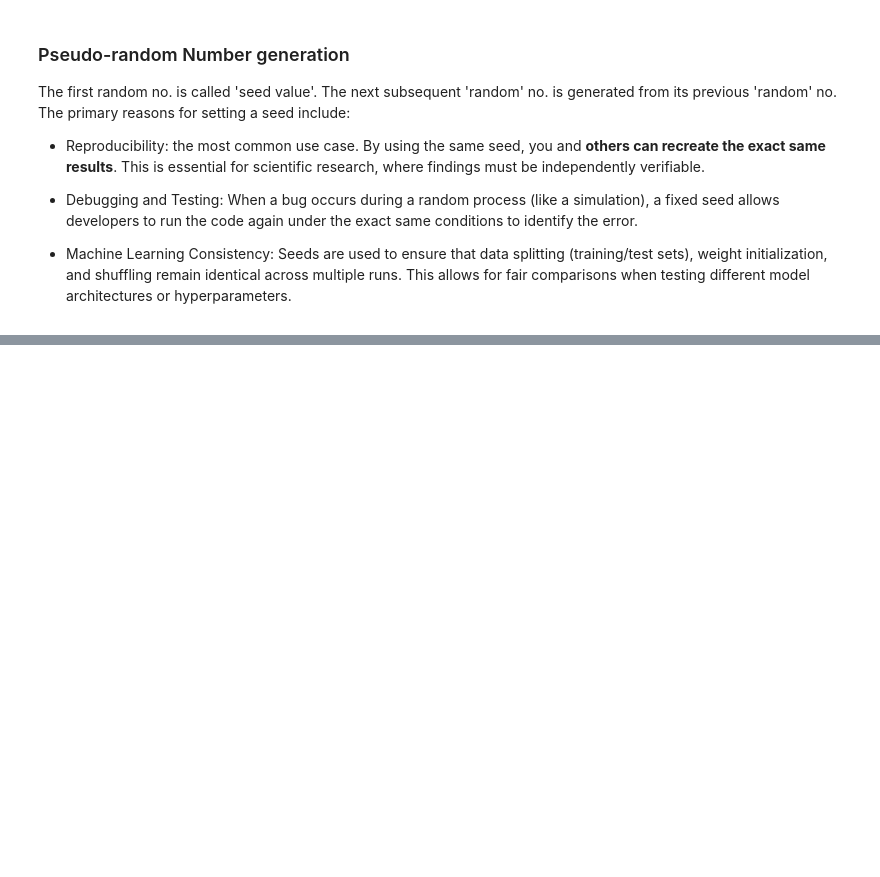
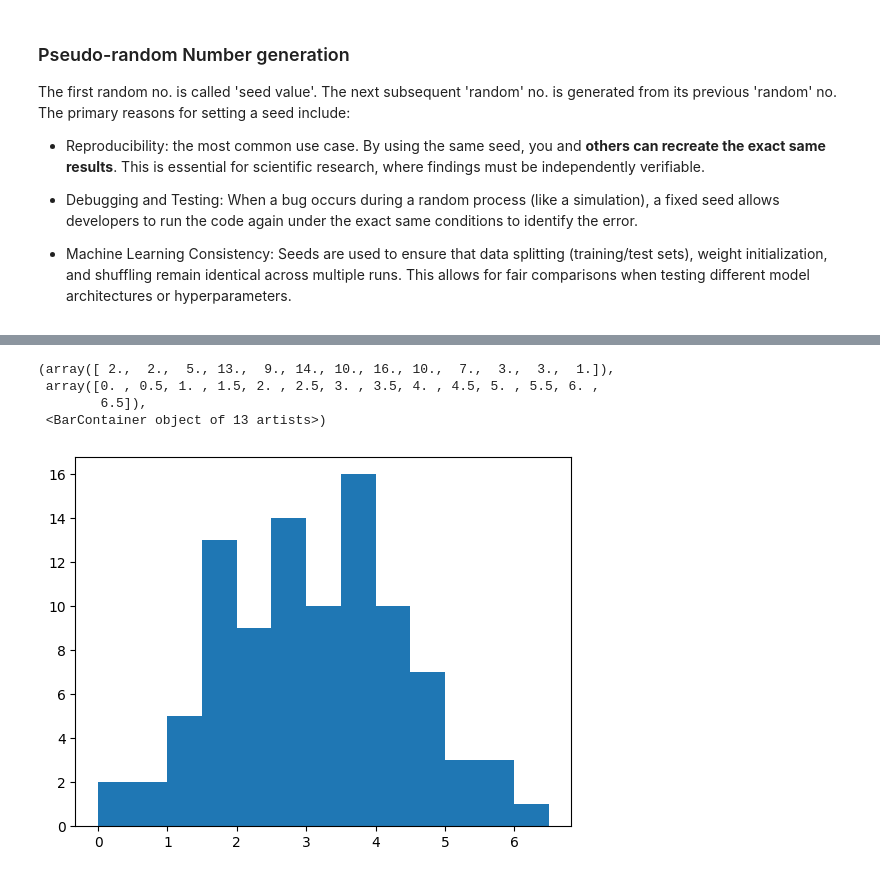
Before and after one commit to abhijeet-bhambere/python-ml-trail, a Jupyter notebook: sampling-in-python.ipynb, the cells around one changed output, grey strips where cells are left out. Saved outputs shown, nothing was run; the diff lists cells and outputs as text; code cells hidden in the pictures; blank space fills up the shorter version.

```diff
--- a/sampling-in-python.ipynb
+++ b/sampling-in-python.ipynb
@@ -27,0 +143,10 @@ import random
+# %%
+# a random normal distribution with
+random_normal_smple = np.random.normal(loc= 3, scale=1.5, size= 100)
+plt.hist(random_normal_smple, bins=np.arange(0,7,0.5))
+# %% [output]
+(array([ 2.,  2.,  5., 13.,  9., 14., 10., 16., 10.,  7.,  3.,  3.,  1.]),
+ array([0. , 0.5, 1. , 1.5, 2. , 2.5, 3. , 3.5, 4. , 4.5, 5. , 5.5, 6. ,
+        6.5]),
+ <BarContainer object of 13 artists>)
+[figure, added]
```
Also changed, not shown: parts of 27 cells of this notebook.
